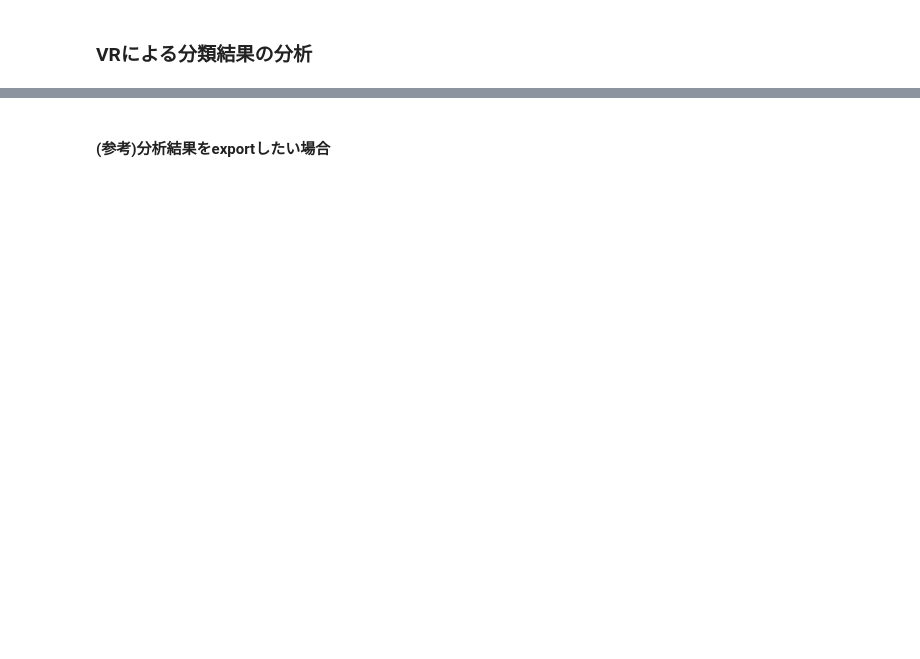
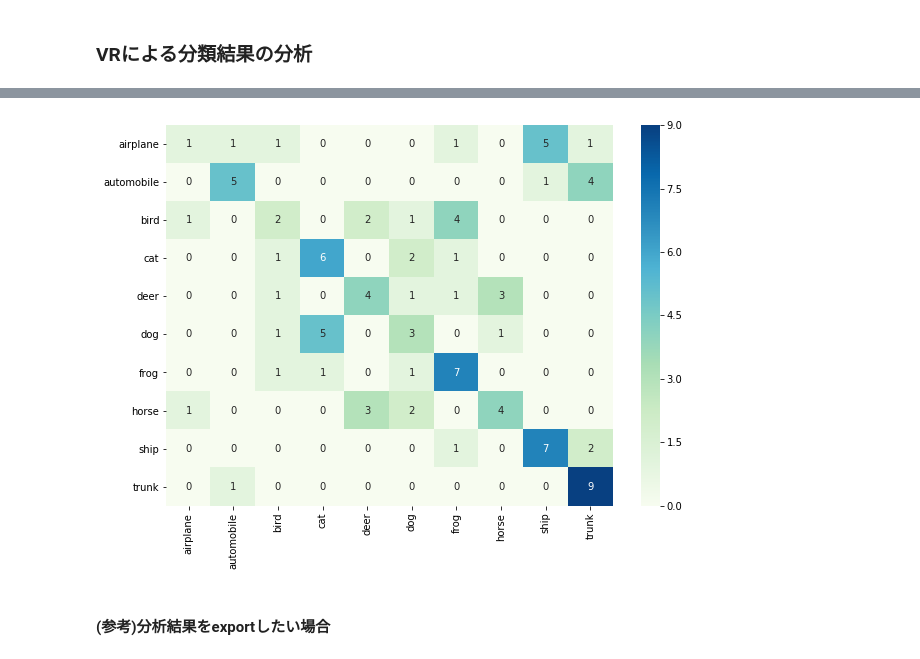
Before and after one commit to makaishi2/watson-ml-scikit-learn, a Jupyter notebook: notebook/VR_TRAINING_TOOL.ipynb, the cells around one changed output, grey strips where cells are left out. Drawn from its saved outputs; the diff is of its cells as text; code cells hidden in the pictures; blank space fills up the shorter version.

```diff
--- a/notebook/VR_TRAINING_TOOL.ipynb
+++ b/notebook/VR_TRAINING_TOOL.ipynb
@@ -347,14 +437,17 @@ cmx = confusion_matrix(answers, preds, labels=labels)
 # %%
 # ヒートマップ表示
 import pandas as pd
 import seaborn as sn
 import matplotlib.pyplot as plt
 import matplotlib.cm as cm
+%matplotlib inline
 
 df_cmx = pd.DataFrame(cmx, index=labels, columns=labels)
 plt.figure(figsize = (10,7))
-sn.heatmap(df_cmx, cmap=cm.GnBu)
+sn.heatmap(df_cmx, cmap=cm.GnBu, annot=True)
 plt.show()
+# %% [output]
+[figure, added]
 # %%
 # エラーリストの作成
 error_list = [(files[i], answers[i], preds[i], scores[i])
```
Also changed, not shown: parts of 9 cells of this notebook.
